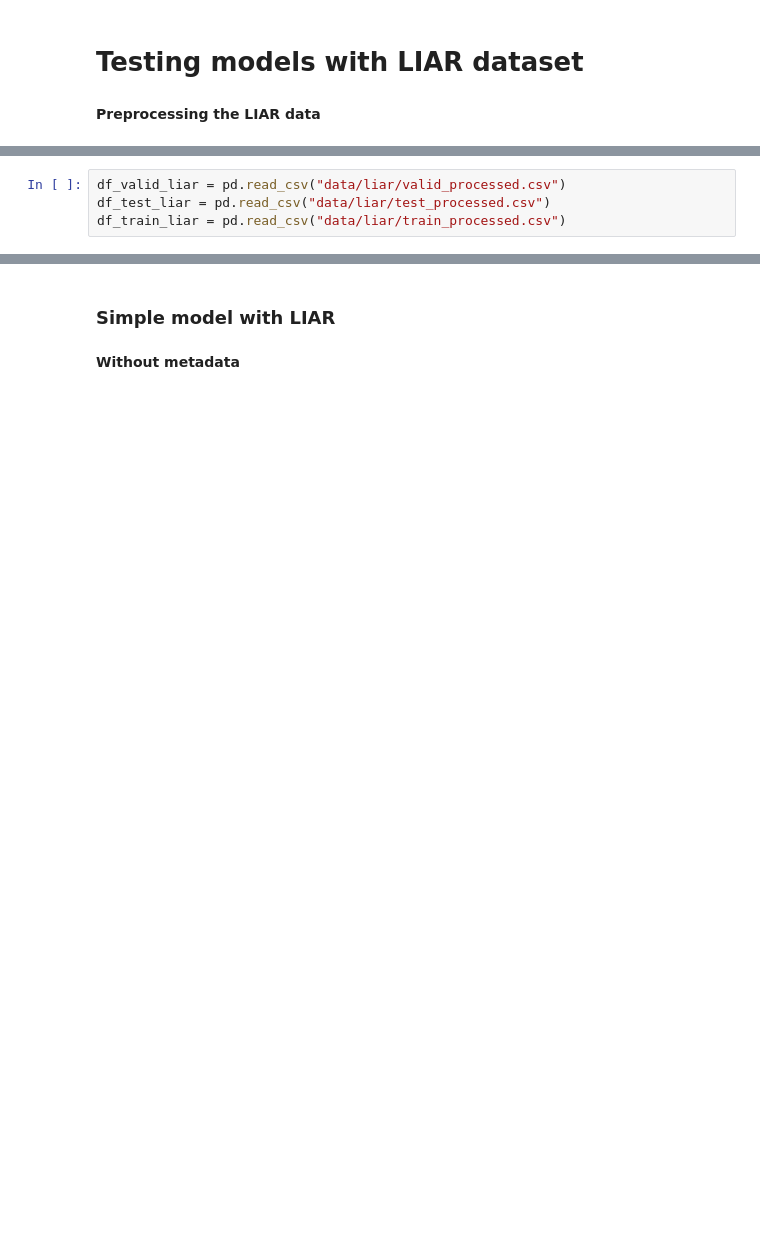
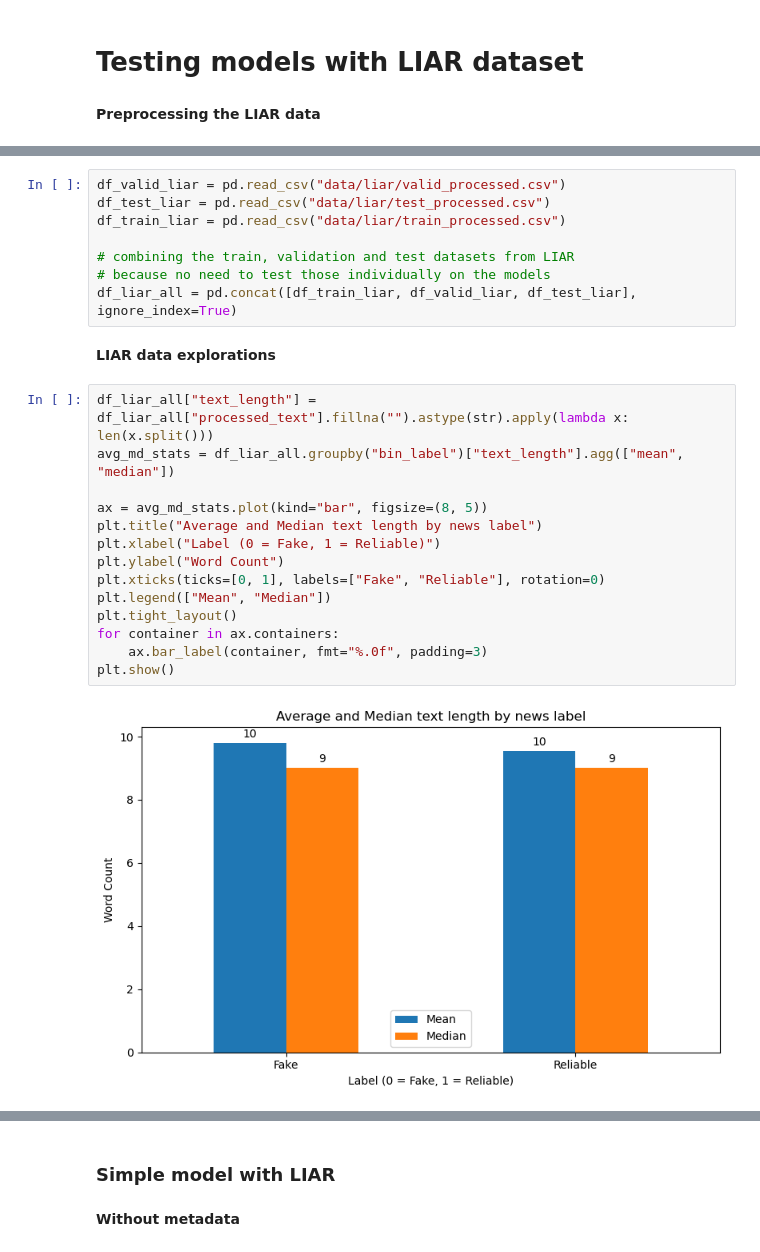
Before and after one commit to emmampakarinen/intelligent-systems-project, a Jupyter notebook: project.ipynb, the cells around one changed output, grey strips where cells are left out. Saved outputs shown, nothing was run; the diff lists cells and outputs as text; blank space fills up the shorter version.

Commit message:
final fixes, edited LIAR part and added cm's for LIAR evaluations

```diff
--- a/project.ipynb
+++ b/project.ipynb
@@ -647,3 +690,25 @@ Preprocessing done.
 df_valid_liar = pd.read_csv("data/liar/valid_processed.csv")
 df_test_liar = pd.read_csv("data/liar/test_processed.csv")
 df_train_liar = pd.read_csv("data/liar/train_processed.csv")
+
+# combining the train, validation and test datasets from LIAR
+# because no need to test those individually on the models
+df_liar_all = pd.concat([df_train_liar, df_valid_liar, df_test_liar], ignore_index=True)
+# %% [markdown]
+**LIAR data explorations**
+# %%
+df_liar_all["text_length"] = df_liar_all["processed_text"].fillna("").astype(str).apply(lambda x: len(x.split()))
+avg_md_stats = df_liar_all.groupby("bin_label")["text_length"].agg(["mean", "median"])
+
+ax = avg_md_stats.plot(kind="bar", figsize=(8, 5))
+plt.title("Average and Median text length by news label")
+plt.xlabel("Label (0 = Fake, 1 = Reliable)")
+plt.ylabel("Word Count")
+plt.xticks(ticks=[0, 1], labels=["Fake", "Reliable"], rotation=0)
+plt.legend(["Mean", "Median"])
+plt.tight_layout()
+for container in ax.containers:
+    ax.bar_label(container, fmt="%.0f", padding=3)
+plt.show()
+# %% [output]
+[figure, added]
```
Also changed, not shown: parts of 44 cells of this notebook, 1 other file.
